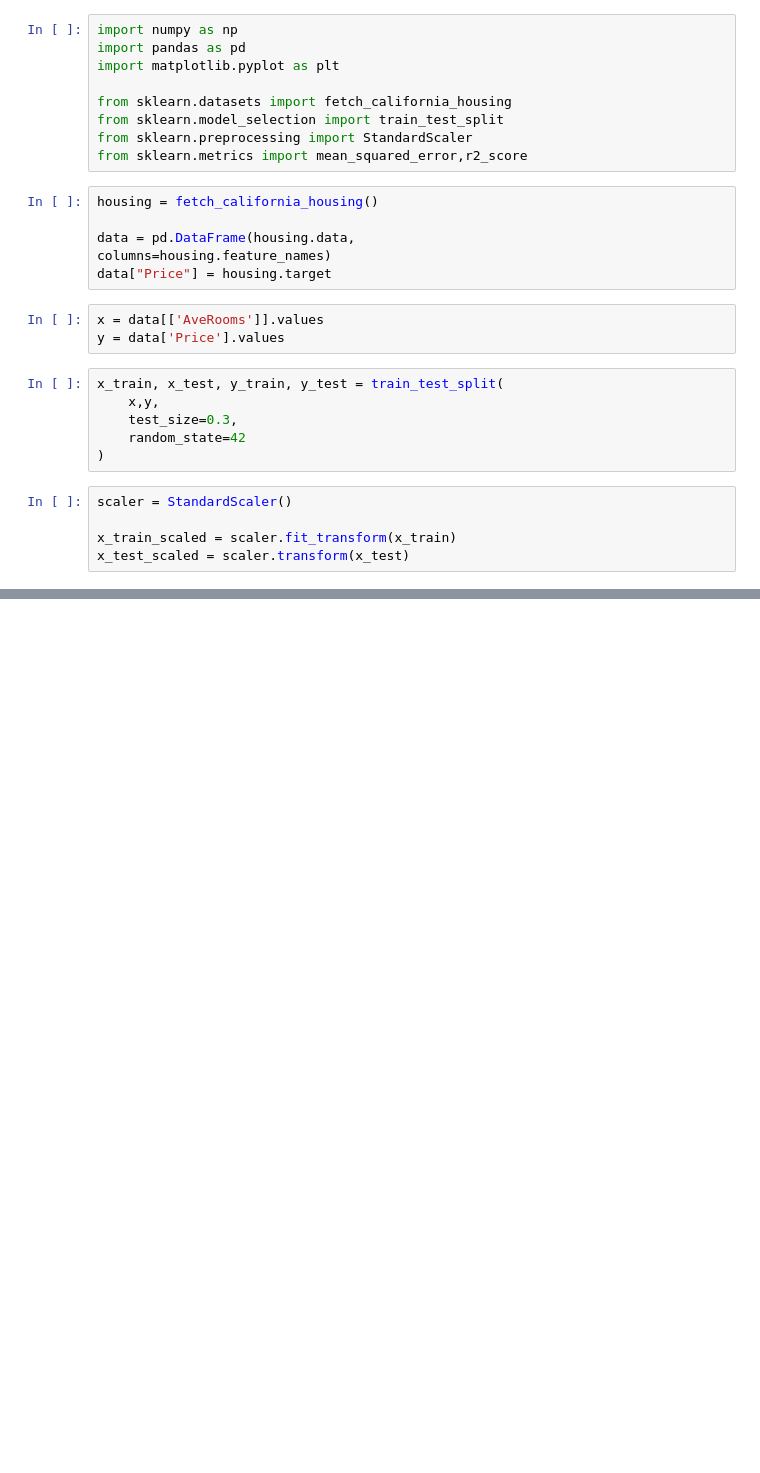
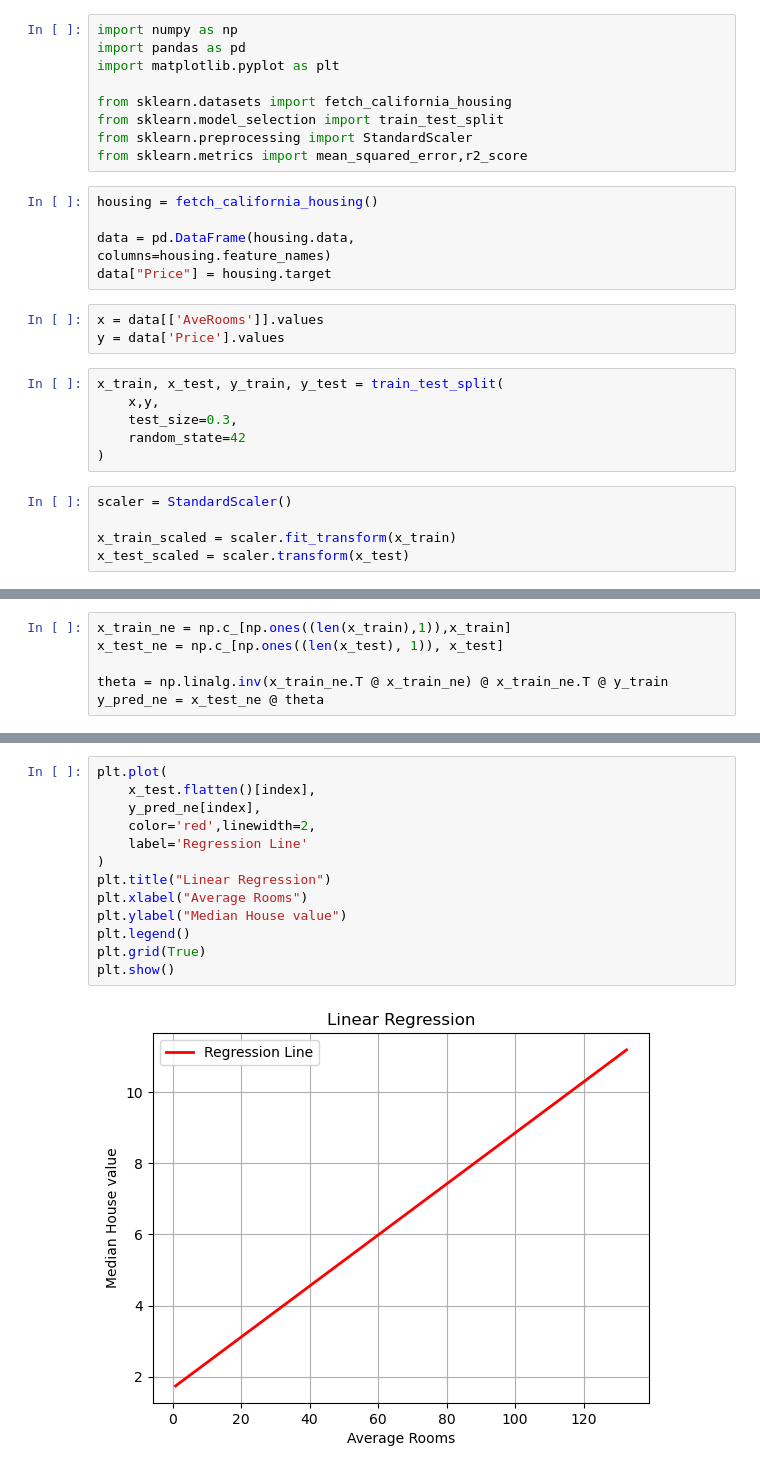
Before and after one commit to albin122/machine-learning-lab-, a Jupyter notebook: program1.ipynb, the cells around one changed output, grey strips where cells are left out. Drawn from its saved outputs; the diff is of its cells as text; blank space fills up the shorter version.

```diff
--- a/program1.ipynb
+++ b/program1.ipynb
@@ -76,0 +78,6 @@ R2 Score: 0.013798228607320828
+# %%
+x_train_ne = np.c_[np.ones((len(x_train),1)),x_train]
+x_test_ne = np.c_[np.ones((len(x_test), 1)), x_test]
+
+theta = np.linalg.inv(x_train_ne.T @ x_train_ne) @ x_train_ne.T @ y_train
+y_pred_ne = x_test_ne @ theta
@@ -76,0 +109,15 @@ R2 Score: 0.013798228607320828
+# %%
+plt.plot(
+    x_test.flatten()[index],
+    y_pred_ne[index],
+    color='red',linewidth=2,
+    label='Regression Line'
+)
+plt.title("Linear Regression")
+plt.xlabel("Average Rooms")
+plt.ylabel("Median House value")
+plt.legend()
+plt.grid(True)
+plt.show()
+# %% [output]
+[figure, added]
```
Also changed, not shown: parts of 6 cells of this notebook.
